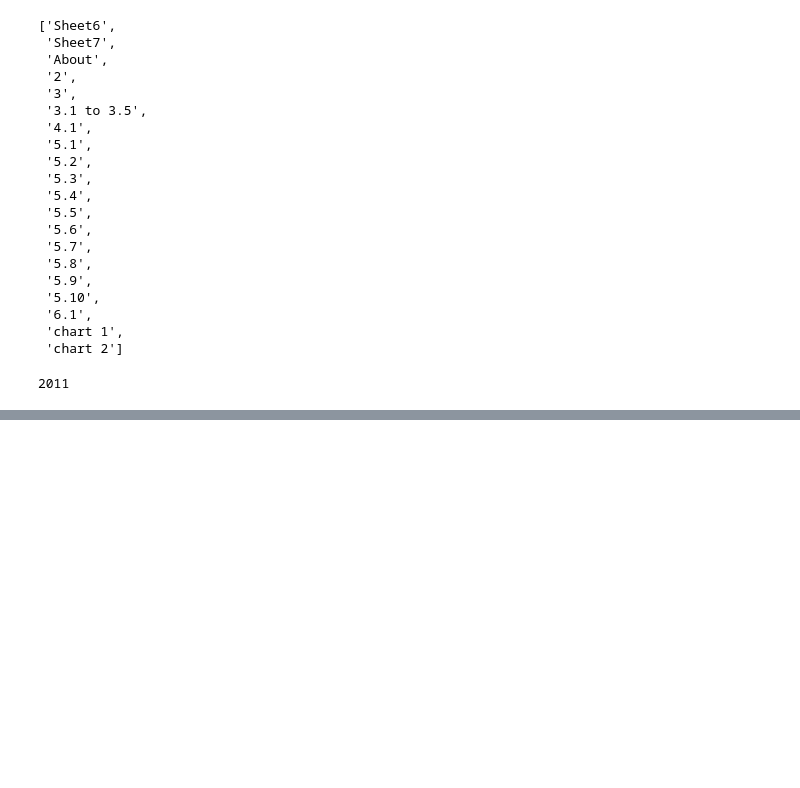
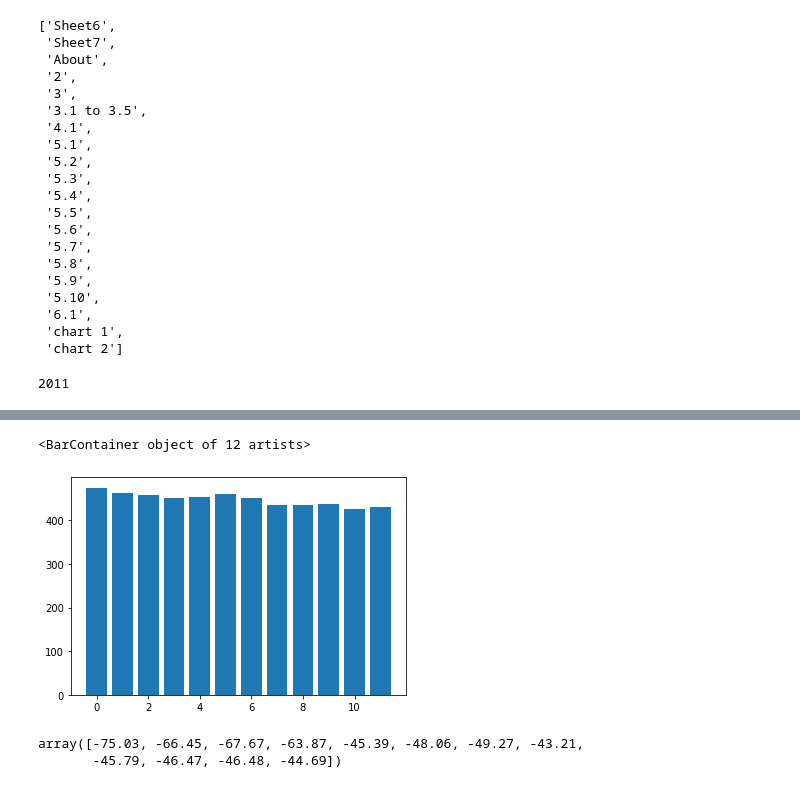
Before and after one commit to bendthompson/london-fires, a Jupyter notebook: notebooks/exploratory_notebook.ipynb, the cells around one changed output, grey strips where cells are left out. Saved outputs shown, nothing was run; the diff lists cells and outputs as text; code cells hidden in the pictures; blank space fills up the shorter version.

Commit message:
separated inne&outer and looked atdifferences

```diff
--- a/notebooks/exploratory_notebook.ipynb
+++ b/notebooks/exploratory_notebook.ipynb
@@ -130,0 +191,14 @@ df
+# %%
+outerdf = df[14:]
+# %%
+outer_yearly_means = [outerdf[yr].mean().round(2) for yr in df][:-1]
+# %%
+plt.bar(x=range(len(outer_yearly_means)), height=outer_yearly_means)
+# %% [output]
+<BarContainer object of 12 artists>
+[figure, added]
+# %%
+np.array(inner_yearly_means) - np.array(outer_yearly_means)
+# %% [output]
+array([-75.03, -66.45, -67.67, -63.87, -45.39, -48.06, -49.27, -43.21,
+       -45.79, -46.47, -46.48, -44.69])
```
Also changed, not shown: parts of 26 cells of this notebook.
